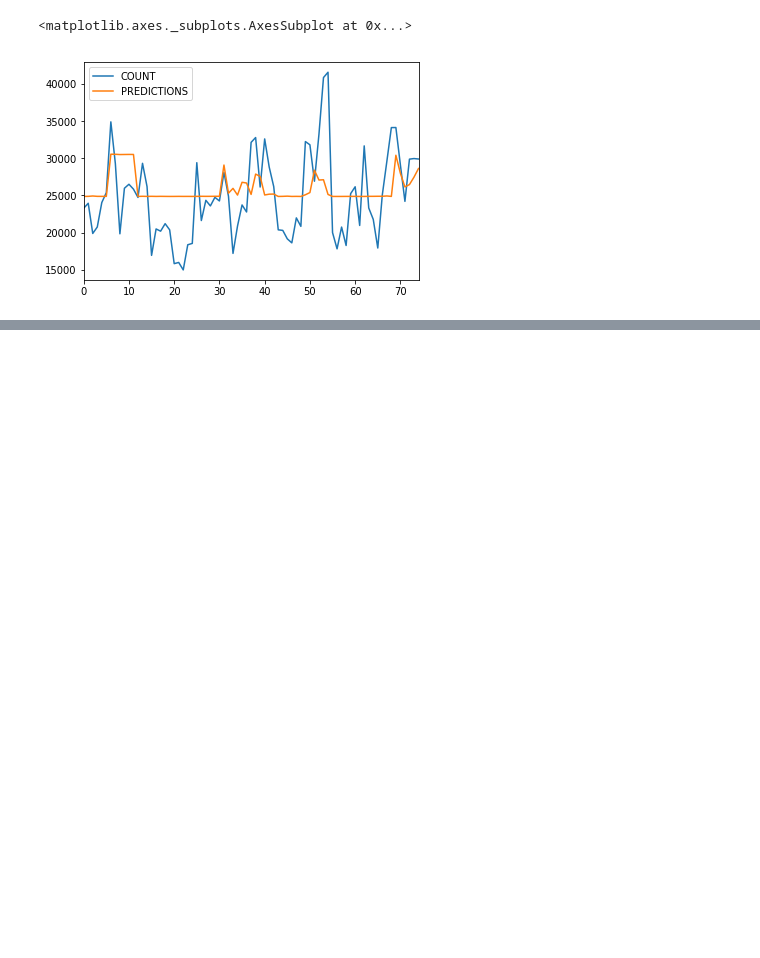
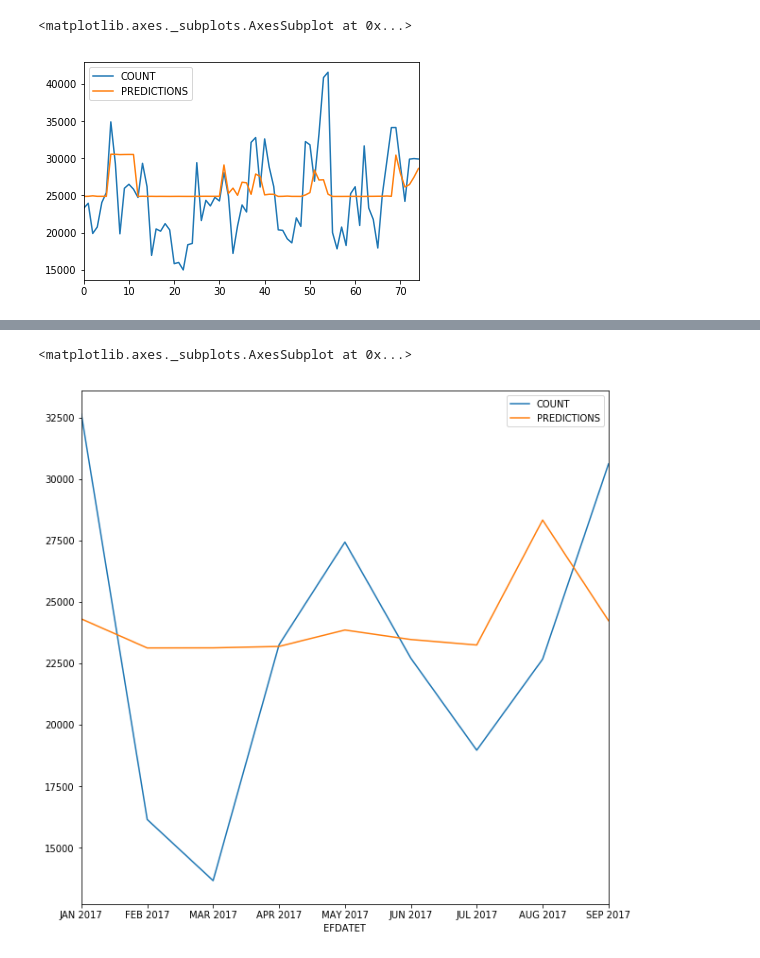
Before and after one commit to dkyol/People_Analytics, a Jupyter notebook: MultiLayer_Perceptron_SparseData.ipynb, the cells around one changed output, grey strips where cells are left out. Drawn from its saved outputs; the diff is of its cells as text; code cells hidden in the pictures; blank space fills up the shorter version.

```diff
--- a/MultiLayer_Perceptron_SparseData.ipynb
+++ b/MultiLayer_Perceptron_SparseData.ipynb
@@ -509,0 +468,9 @@ table[['EFDATET', 'COUNT', 'PREDICTIONS']]
+# %%
+test_x, test_y, test_normal = normalize(test)
+# %%
+test_table = plot_predictions(test, test_normal, test_x)
+# %%
+test_table['MONTH'] = pd.DatetimeIndex(test_table['EFDATET']).month
+# %%
+test_table.sort_values(by = ['MONTH'], inplace = True)
+test_table
@@ -509,0 +488,9 @@ table[['EFDATET', 'COUNT', 'PREDICTIONS']]
+# %%
+#Predictions of data ~ test data inverval (Jan 2017 - Sep 2017)
+
+ax = plt.gca()
+test_table.plot(x = 'EFDATET', y= 'COUNT', figsize=(10,10), ax = ax)
+test_table.plot(x = 'EFDATET', y= 'PREDICTIONS', ax = ax)
+# %% [output]
+<matplotlib.axes._subplots.AxesSubplot at 0x...>
+[figure, added]
```
Also changed, not shown: parts of 27 cells of this notebook.
